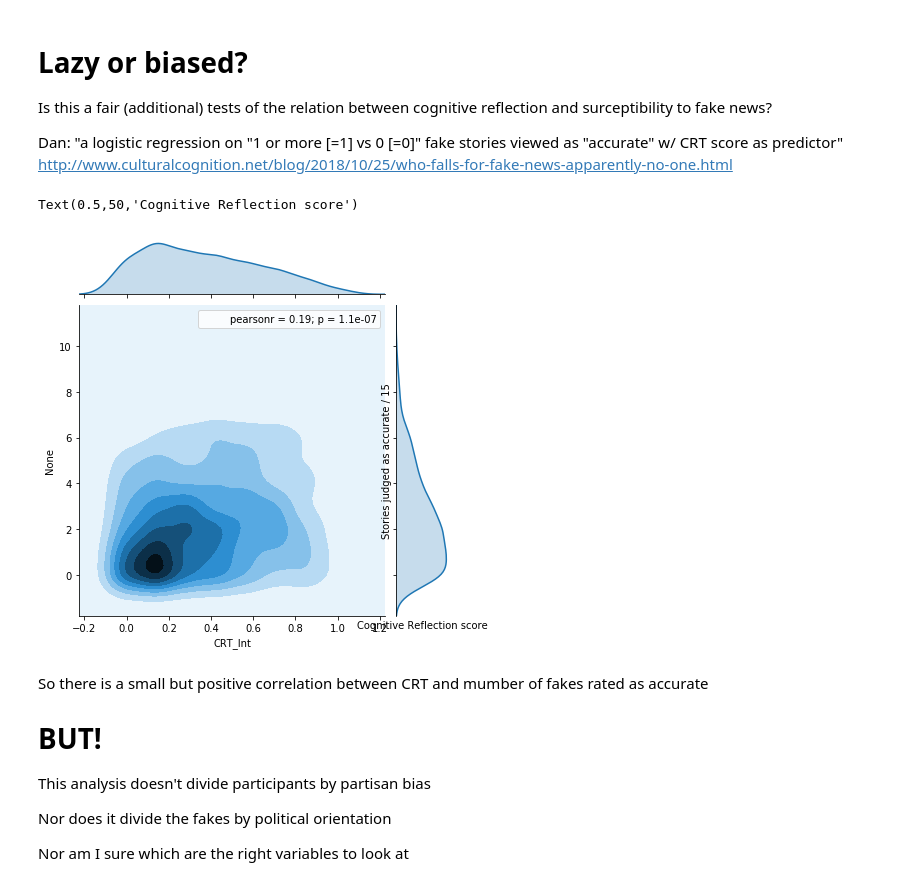
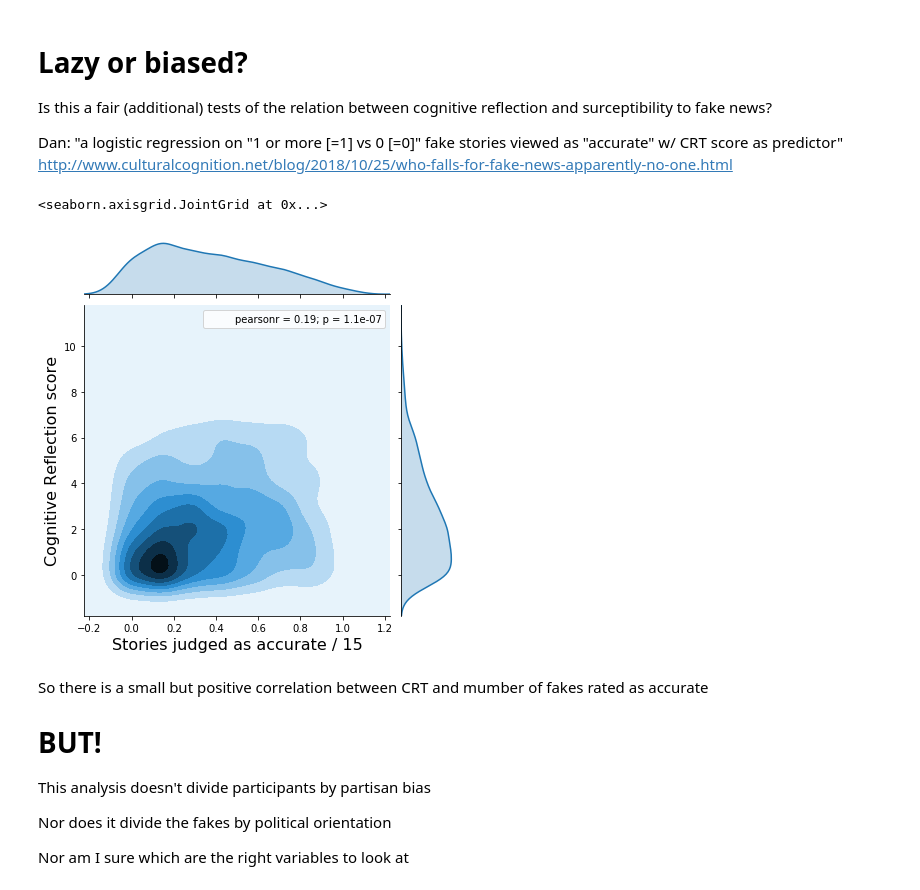
Before and after one commit to tomstafford/pennycook2018, a Jupyter notebook: pennycook2018_reanalysis.ipynb, the cells around one changed output. Saved outputs shown, nothing was run; the diff lists cells and outputs as text; code cells hidden in the pictures.

Commit message:
label jointplot axis

```diff
--- a/pennycook2018_reanalysis.ipynb
+++ b/pennycook2018_reanalysis.ipynb
@@ -75,15 +75,16 @@ http://www.culturalcognition.net/blog/2018/10/25/who-falls-for-fake-news-apparen
 # %%
 #Let's do a simple correlation first
 
 #Because there is a large sample and a limited number of values on both the x and y axis,
 #it is better to plot a heatmap rather than a scatterplot
 
 ax = sns.jointplot(df1['CRT_Int'], df1[fakes].sum(axis=1), kind="kde")
-plt.ylabel('Stories judged as accurate / 15' )
-plt.xlabel('Cognitive Reflection score')
+ax.set_axis_labels('Cognitive Reflection score','Stories judged as accurate / 15', fontsize=16)
+#plt.ylabel(')
+#plt.xlabel()
 # %% [output]
-Text(0.5,50,'Cognitive Reflection score')
+<seaborn.axisgrid.JointGrid at 0x...>
-[figure, old version]
+[figure, new version]
 # %% [markdown]
 So there is a small but positive correlation between CRT and mumber of fakes rated as accurate
 
```
